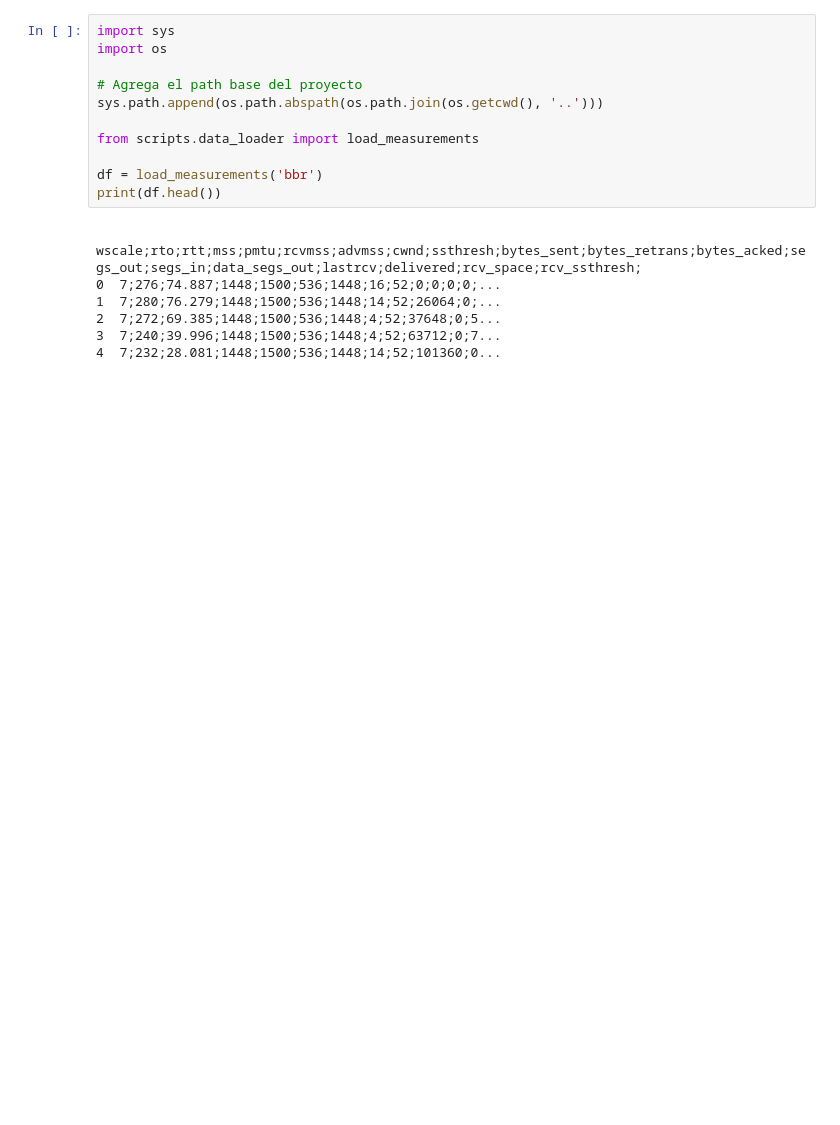
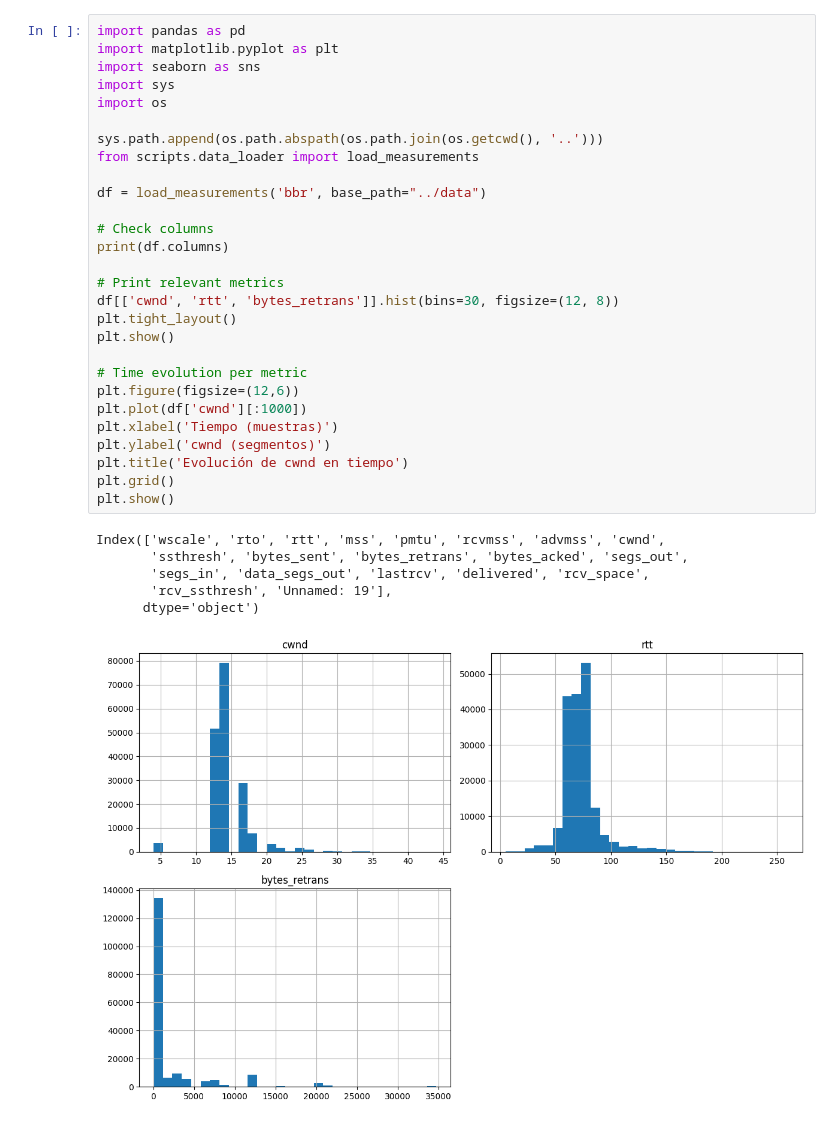
Before and after one commit to ianarazny/Machine-Learning-CC, a Jupyter notebook: ml/notebooks/01-data-exploration.ipynb, the cells around one changed output. Cells and saved outputs as stored; diff of their text form; blank space fills up the shorter version.

Commit message:
Data-exploration updates

```diff
--- a/ml/notebooks/01-data-exploration.ipynb
+++ b/ml/notebooks/01-data-exploration.ipynb
@@ -1,18 +1,35 @@
-# %%
-import sys
-import os
-
-# Agrega el path base del proyecto
-sys.path.append(os.path.abspath(os.path.join(os.getcwd(), '..')))
-
-from scripts.data_loader import load_measurements
-
-df = load_measurements('bbr')
-print(df.head())
-# %% [output]
-  wscale;rto;rtt;mss;pmtu;rcvmss;advmss;cwnd;ssthresh;bytes_sent;bytes_retrans;bytes_acked;segs_out;segs_in;data_segs_out;lastrcv;delivered;rcv_space;rcv_ssthresh;
-0  7;276;74.887;1448;1500;536;1448;16;52;0;0;0;0;...
-1  7;280;76.279;1448;1500;536;1448;14;52;26064;0;...
-2  7;272;69.385;1448;1500;536;1448;4;52;37648;0;5...
-3  7;240;39.996;1448;1500;536;1448;4;52;63712;0;7...
-4  7;232;28.081;1448;1500;536;1448;14;52;101360;0...
+# %%
+import pandas as pd
+import matplotlib.pyplot as plt
+import seaborn as sns
+import sys
+import os
+
+sys.path.append(os.path.abspath(os.path.join(os.getcwd(), '..')))
+from scripts.data_loader import load_measurements
+
+df = load_measurements('bbr', base_path="../data")
+
+# Check columns
+print(df.columns)
+
+# Print relevant metrics
+df[['cwnd', 'rtt', 'bytes_retrans']].hist(bins=30, figsize=(12, 8))
+plt.tight_layout()
+plt.show()
+
+# Time evolution per metric
+plt.figure(figsize=(12,6))
+plt.plot(df['cwnd'][:1000])
+plt.xlabel('Tiempo (muestras)')
+plt.ylabel('cwnd (segmentos)')
+plt.title('Evolución de cwnd en tiempo')
+plt.grid()
+plt.show()
+# %% [output]
+Index(['wscale', 'rto', 'rtt', 'mss', 'pmtu', 'rcvmss', 'advmss', 'cwnd',
+       'ssthresh', 'bytes_sent', 'bytes_retrans', 'bytes_acked', 'segs_out',
+       'segs_in', 'data_segs_out', 'lastrcv', 'delivered', 'rcv_space',
+       'rcv_ssthresh', 'Unnamed: 19'],
+      dtype='object')
+[figure, added]
```
Also changed, not shown: parts of 1 cell of this notebook, 3 other files.
